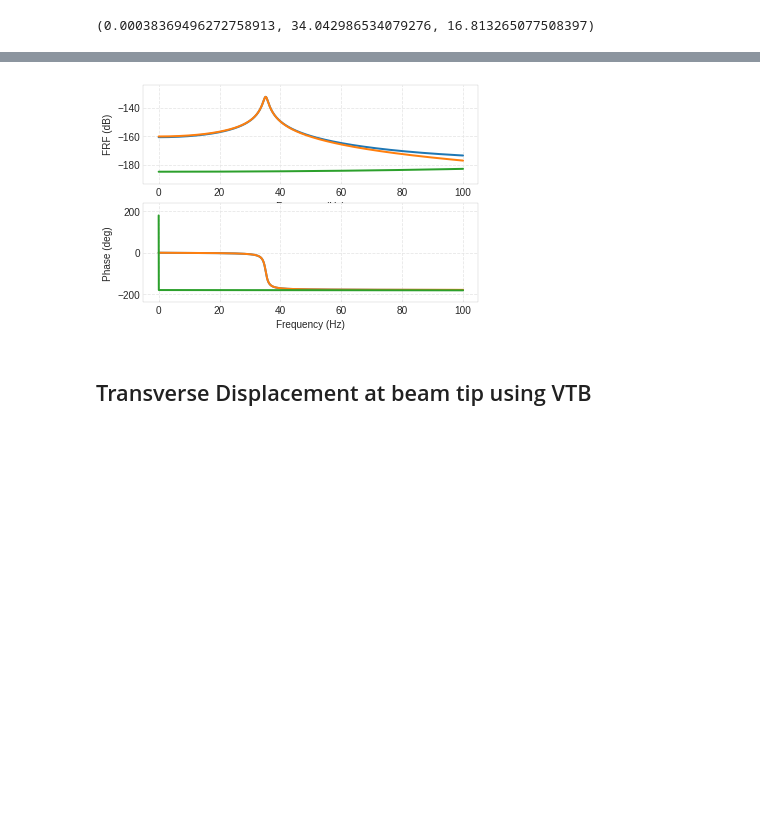
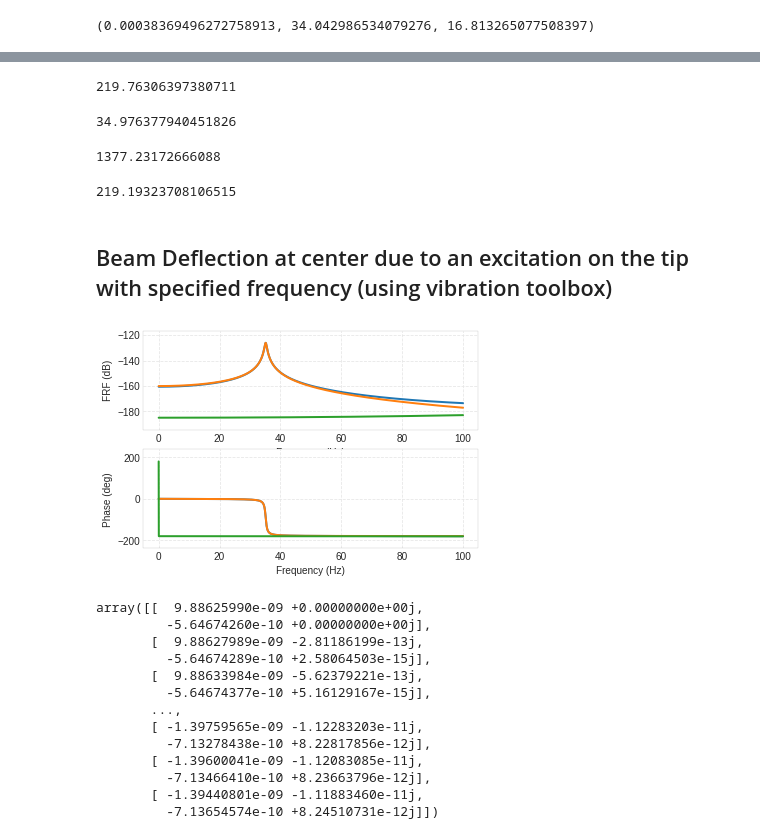
Before and after one commit to josephcslater/MechanicalVibrationLab, a Jupyter notebook: source/labnotes/Lab2.ipynb, the cells around one changed output, grey strips where cells are left out. Saved outputs shown, nothing was run; the diff lists cells and outputs as text; code cells hidden in the pictures; blank space fills up the shorter version.

```diff
--- a/source/labnotes/Lab2.ipynb
+++ b/source/labnotes/Lab2.ipynb
@@ -17,0 +19,14 @@ The autoreload extension is already loaded. To reload it, use:
+# %%
+l=21.75*0.0254;# length in meters
+h=0.5*0.0254;# height in meters
+w=1*0.0254;# width in meters
+A=w*h;
+rho=2700;# density in kg/cubicmeter
+E=7.31e10;# youngs modulus in Pa
+I = (1/12)*w*h**3; # moment of inertia (m^4)
+k = (3*E*I)/l**3; # stiffness (N/m)
+V = l*w*h;# volume (m^3)
+m = rho*V;# mass (kg)
+wn = (np.sqrt(k/m))/(2*math.pi) # analytical natural frequency of massless beam with concentrated mass in Hz
+wnunibeam=((1.875)**(2)*np.sqrt((E*I)/(m*(l)**3)))/(2*math.pi) # natural freqency of a uniform section beam in Hz
+#c_cr = 2*sqrt(k*m); # critical damping coefficient
@@ -20,10 +46,10 @@ The autoreload extension is already loaded. To reload it, use:
 
 %matplotlib inline
 mat_contents=sio.loadmat('Case2-2.mat')
-c = mat_contents['Freq_domain']
-d = mat_contents['Hf_chan_2']
-H= (20)*(np.log10(np.abs(d)))
-plt.plot(c,H)
+f = mat_contents['Freq_domain']
+Hf_chan_2 = mat_contents['Hf_chan_2']
+H= (20)*(np.log10(np.abs(Hf_chan_2)))
+plt.plot(f, H)
 plt.grid('on')
 plt.xlabel('$Freq,Hz$')
 plt.ylabel('$H,dB$')
@@ -49,10 +95,0 @@ plt.show()
-# %%
-E=7.31e10 #young's Modulus
-b1=0.0254 #width
-h=0.0127 #height
-l=0.5524 #length
-r=2.7*(10**3) #Density
-A=b1*h #Cross-sectional area
-v=l*b1*h #volume
-m=r*v #mass
-I=(1/12)*b1*(h**3) #Area moment of inertia
@@ -71,12 +115,40 @@ wnA2=((beta2)**2/(2*math.pi))*(((E*I)/(r*A)))**(1/2)
+# %%
+w1
+# %% [output]
+219.76306397380711
+# %%
+f1
+# %% [output]
+34.976377940451826
+# %%
+w2
+# %% [output]
+1377.23172666088
+# %%
+f2
+# %% [output]
+219.19323708106515
+# %% [markdown]
+Beam Deflection at center due to an excitation on the tip with specified frequency (using vibration toolbox)
+-----------------------------------------------------------------------------------------------------------------------------------
 # %%
-vtb.euler_beam_frf(xin=l, xout=l/2, fmin=0.0, fmax=100.0, zeta=0.02,
-                   bctype=2, npoints=1601,
+vtb.euler_beam_frf(xin=l, xout=l/2, fmin=0.0, fmax=100.0, zeta=0.01,
+                   bctype=2, npoints=2001,
                    beamparams=np.array([E, I,
-r, A, l]))
-admittanceCen = np.abs(H[1600])
-excitationforce=100
-displacementCen = admittanceCen*excitationforce
+rho, A, l]))
+H
 # %% [output]
-[figure, old version]
+[figure, new version]
+array([[  9.88625990e-09 +0.00000000e+00j,
+         -5.64674260e-10 +0.00000000e+00j],
+       [  9.88627989e-09 -2.81186199e-13j,
+         -5.64674289e-10 +2.58064503e-15j],
+       [  9.88633984e-09 -5.62379221e-13j,
+         -5.64674377e-10 +5.16129167e-15j],
+       ...,
+       [ -1.39759565e-09 -1.12283203e-11j,
+         -7.13278438e-10 +8.22817856e-12j],
+       [ -1.39600041e-09 -1.12083085e-11j,
+         -7.13466410e-10 +8.23663796e-12j],
+       [ -1.39440801e-09 -1.11883460e-11j,
+         -7.13654574e-10 +8.24510731e-12j]])
-# %% [markdown]
-## Transverse Displacement at beam tip using VTB
```
Also changed, not shown: parts of 22 cells of this notebook, 2 other files.
